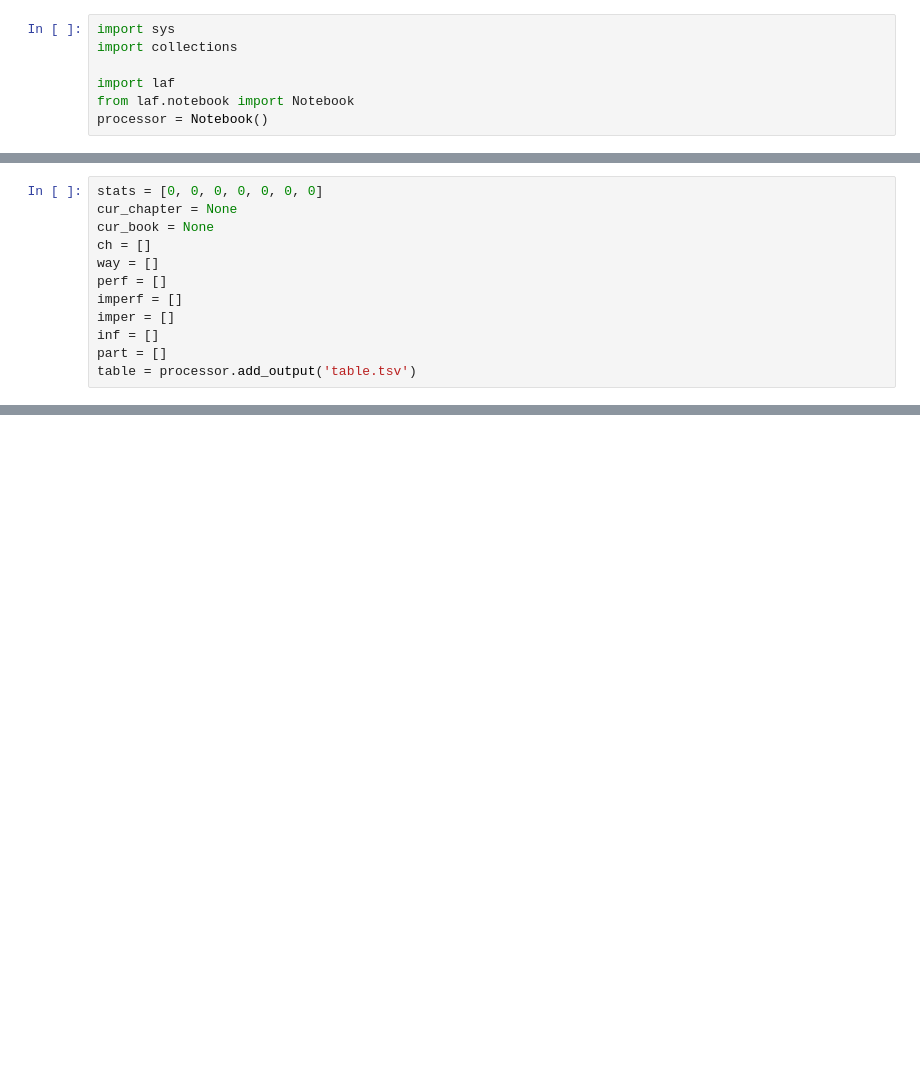
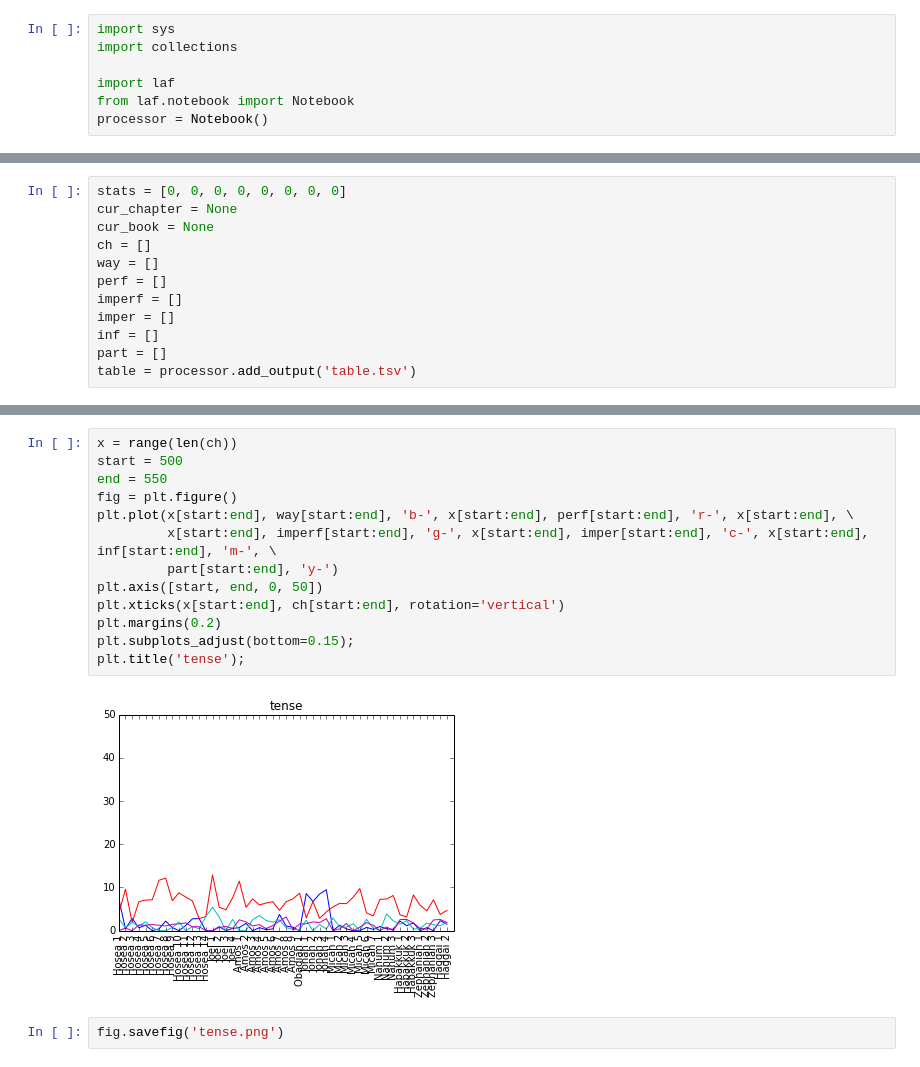
Before and after one commit to ETCBC/study, a Jupyter notebook: Tense.ipynb, the cells around one changed output, grey strips where cells are left out. Cells and saved outputs as stored; diff of their text form; blank space fills up the shorter version.

Commit message:
final Tense Notebook

```diff
--- a/Tense.ipynb
+++ b/Tense.ipynb
@@ -51,5 +51,5 @@ NN = API['NN']
 # %%
-stats = [0, 0, 0, 0, 0, 0, 0]
+stats = [0, 0, 0, 0, 0, 0, 0, 0]
 cur_chapter = None
 cur_book = None
 ch = []
@@ -62,0 +156,17 @@ table = processor.add_output('table.tsv')
+# %%
+x = range(len(ch))
+start = 500
+end = 550
+fig = plt.figure()
+plt.plot(x[start:end], way[start:end], 'b-', x[start:end], perf[start:end], 'r-', x[start:end], \
+         x[start:end], imperf[start:end], 'g-', x[start:end], imper[start:end], 'c-', x[start:end], inf[start:end], 'm-', \
+         part[start:end], 'y-')
+plt.axis([start, end, 0, 50])
+plt.xticks(x[start:end], ch[start:end], rotation='vertical')
+plt.margins(0.2)
+plt.subplots_adjust(bottom=0.15);
+plt.title('tense');
+# %% [output]
+[figure, added]
+# %%
+fig.savefig('tense.png')
```
Also changed, not shown: parts of 7 cells of this notebook.
